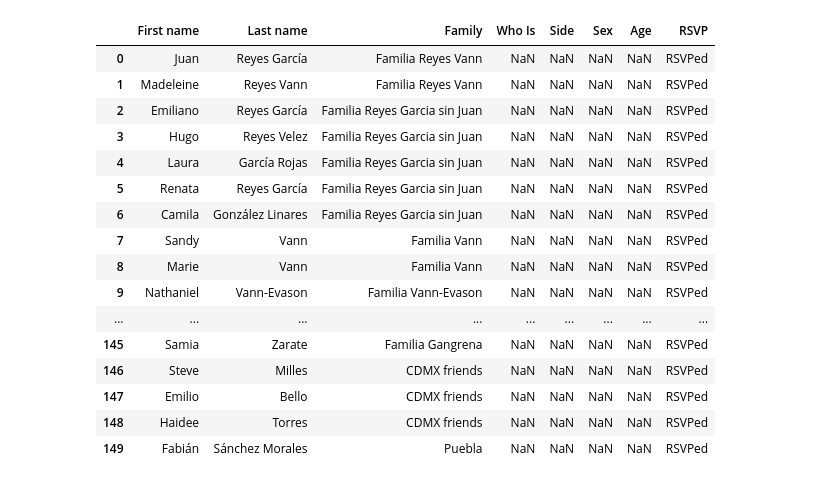
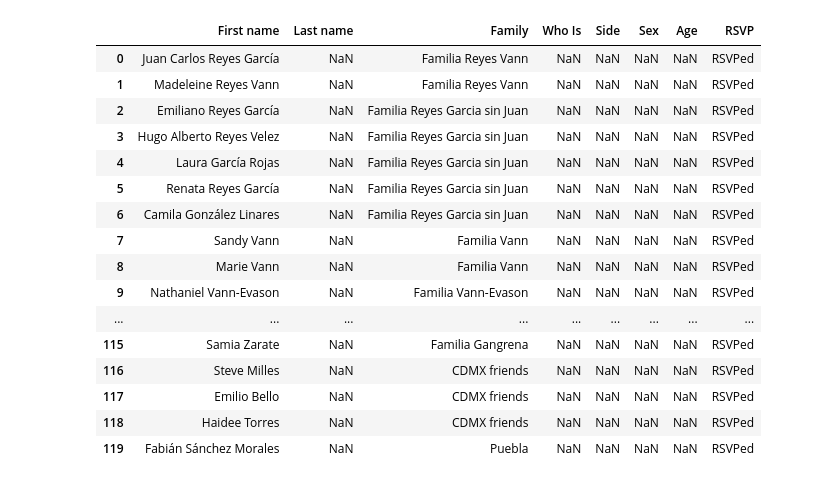
Before and after one commit to 0JCRG0/wedding, a Jupyter notebook: playground.ipynb, the cells around one changed output. Drawn from its saved outputs; the diff is of its cells as text; code cells hidden in the pictures.

```diff
--- a/playground.ipynb
+++ b/playground.ipynb
@@ -1,26 +1,26 @@
 # %%
 import pandas as pd
 
 pd.set_option("display.max_rows", None)
 
-df = pd.read_csv("wedding_guest_list.csv")
+df = pd.read_csv("data/wedding_guest_list.csv")
 
 df
 # %% [output]
 |  | First name | Last name | Family | Who Is | Side | Sex | Age | RSVP |
-| 0 | Juan | Reyes García | Familia Reyes Vann | NaN | NaN | NaN | NaN | RSVPed |
-| 1 | Madeleine | Reyes Vann | Familia Reyes Vann | NaN | NaN | NaN | NaN | RSVPed |
-| 2 | Emiliano | Reyes García | Familia Reyes Garcia sin Juan | NaN | NaN | NaN | NaN | RSVPed |
-| 3 | Hugo | Reyes Velez | Familia Reyes Garcia sin Juan | NaN | NaN | NaN | NaN | RSVPed |
-| 4 | Laura | García Rojas | Familia Reyes Garcia sin Juan | NaN | NaN | NaN | NaN | RSVPed |
-| 5 | Renata | Reyes García | Familia Reyes Garcia sin Juan | NaN | NaN | NaN | NaN | RSVPed |
-| 6 | Camila | González Linares | Familia Reyes Garcia sin Juan | NaN | NaN | NaN | NaN | RSVPed |
-| 7 | Sandy | Vann | Familia Vann | NaN | NaN | NaN | NaN | RSVPed |
-| 8 | Marie | Vann | Familia Vann | NaN | NaN | NaN | NaN | RSVPed |
-| 9 | Nathaniel | Vann-Evason | Familia Vann-Evason | NaN | NaN | NaN | NaN | RSVPed |
+| 0 | Juan Carlos Reyes García | NaN | Familia Reyes Vann | NaN | NaN | NaN | NaN | RSVPed |
+| 1 | Madeleine Reyes Vann | NaN | Familia Reyes Vann | NaN | NaN | NaN | NaN | RSVPed |
+| 2 | Emiliano Reyes García | NaN | Familia Reyes Garcia sin Juan | NaN | NaN | NaN | NaN | RSVPed |
+| 3 | Hugo Alberto Reyes Velez | NaN | Familia Reyes Garcia sin Juan | NaN | NaN | NaN | NaN | RSVPed |
+| 4 | Laura García Rojas | NaN | Familia Reyes Garcia sin Juan | NaN | NaN | NaN | NaN | RSVPed |
+| 5 | Renata Reyes García | NaN | Familia Reyes Garcia sin Juan | NaN | NaN | NaN | NaN | RSVPed |
+| 6 | Camila González Linares | NaN | Familia Reyes Garcia sin Juan | NaN | NaN | NaN | NaN | RSVPed |
+| 7 | Sandy Vann | NaN | Familia Vann | NaN | NaN | NaN | NaN | RSVPed |
+| 8 | Marie Vann | NaN | Familia Vann | NaN | NaN | NaN | NaN | RSVPed |
+| 9 | Nathaniel Vann-Evason | NaN | Familia Vann-Evason | NaN | NaN | NaN | NaN | RSVPed |
 | ... | ... | ... | ... | ... | ... | ... | ... | ... |
-| 145 | Samia | Zarate | Familia Gangrena | NaN | NaN | NaN | NaN | RSVPed |
-| 146 | Steve | Milles | CDMX friends | NaN | NaN | NaN | NaN | RSVPed |
-| 147 | Emilio | Bello | CDMX friends | NaN | NaN | NaN | NaN | RSVPed |
-| 148 | Haidee | Torres | CDMX friends | NaN | NaN | NaN | NaN | RSVPed |
-| 149 | Fabián | Sánchez Morales | Puebla | NaN | NaN | NaN | NaN | RSVPed |
+| 115 | Samia Zarate | NaN | Familia Gangrena | NaN | NaN | NaN | NaN | RSVPed |
+| 116 | Steve Milles | NaN | CDMX friends | NaN | NaN | NaN | NaN | RSVPed |
+| 117 | Emilio Bello | NaN | CDMX friends | NaN | NaN | NaN | NaN | RSVPed |
+| 118 | Haidee Torres | NaN | CDMX friends | NaN | NaN | NaN | NaN | RSVPed |
+| 119 | Fabián Sánchez Morales | NaN | Puebla | NaN | NaN | NaN | NaN | RSVPed |
```
Also changed, not shown: 2 other files.
